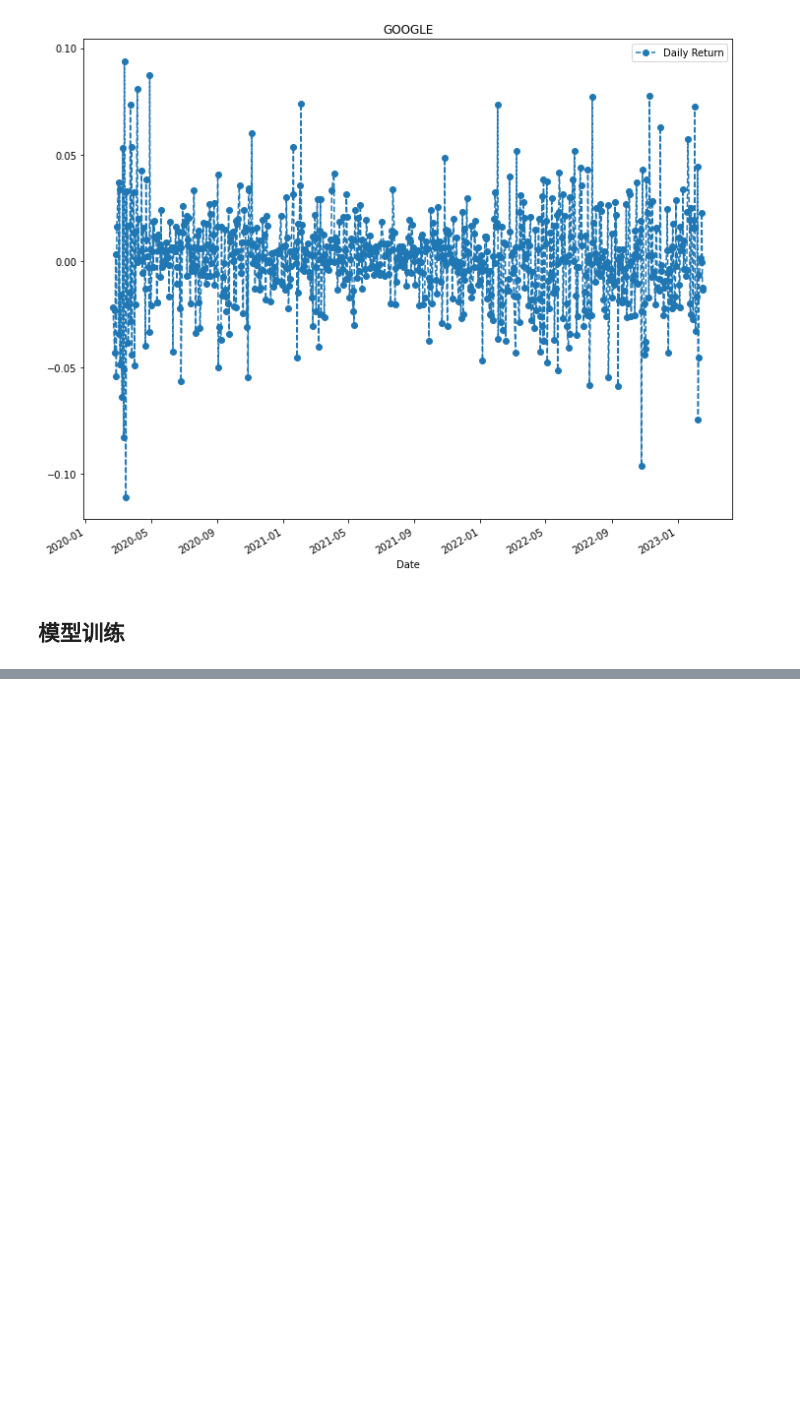
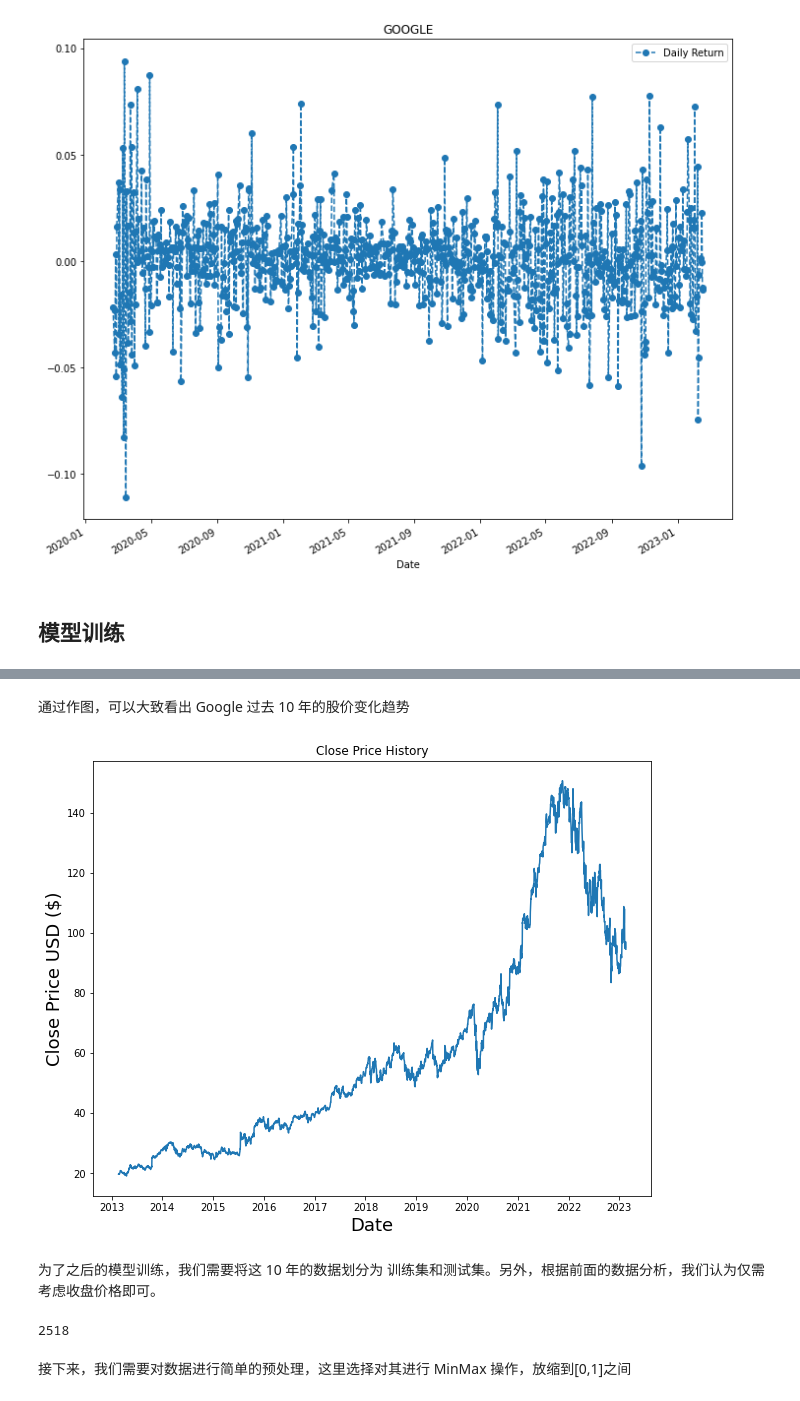
Before and after one commit to cliffkwok/Algo-Trading, a Jupyter notebook: algo_trading.ipynb, the cells around one changed output, grey strips where cells are left out. Saved outputs shown, nothing was run; the diff lists cells and outputs as text; code cells hidden in the pictures; blank space fills up the shorter version.

```diff
--- a/algo_trading.ipynb
+++ b/algo_trading.ipynb
@@ -50,3 +53,9 @@ stock_data = yf.download(ticker, start, end)
+# %%
+def get_data_yahoo(ticker, years):
+  end = datetime.now()
+  start = datetime(end.year - years, end.month, end.day)
+  stock_data = yf.download(ticker, start, end)
+  return stock_data
 # %% [markdown]
 ## 数据分析
 # %%
@@ -195,0 +210,3 @@ plt.tight_layout()
+# %%
+stock_data = get_data_yahoo("GOOG", 10)
+print(stock_data.head())
@@ -195,0 +222,25 @@ plt.tight_layout()
+# %% [markdown]
+通过作图，可以大致看出 Google 过去 10 年的股价变化趋势
+# %%
+plt.figure(figsize=(10, 8))
+plt.title('Close Price History')
+plt.plot(stock_data['Close'])
+plt.xlabel('Date', fontsize=18)
+plt.ylabel('Close Price USD ($)', fontsize=18)
+plt.show()
+# %% [output]
+[figure, added]
+# %% [markdown]
+为了之后的模型训练，我们需要将这 10 年的数据划分为 训练集和测试集。另外，根据前面的数据分析，我们认为仅需考虑收盘价格即可。
+# %%
+# Create a new dataframe with only the 'Close column
+data = stock_data.filter(['Close'])
+# Convert the dataframe to a numpy array
+dataset = data.values
+print(len(dataset))
+# Get the number of rows to train the model on
+training_data_len = int(np.ceil(len(dataset) * 0.95))
+# %% [output]
+2518
+# %% [markdown]
+接下来，我们需要对数据进行简单的预处理，这里选择对其进行 MinMax 操作，放缩到[0,1]之间
```
Also changed, not shown: parts of 30 cells of this notebook.
